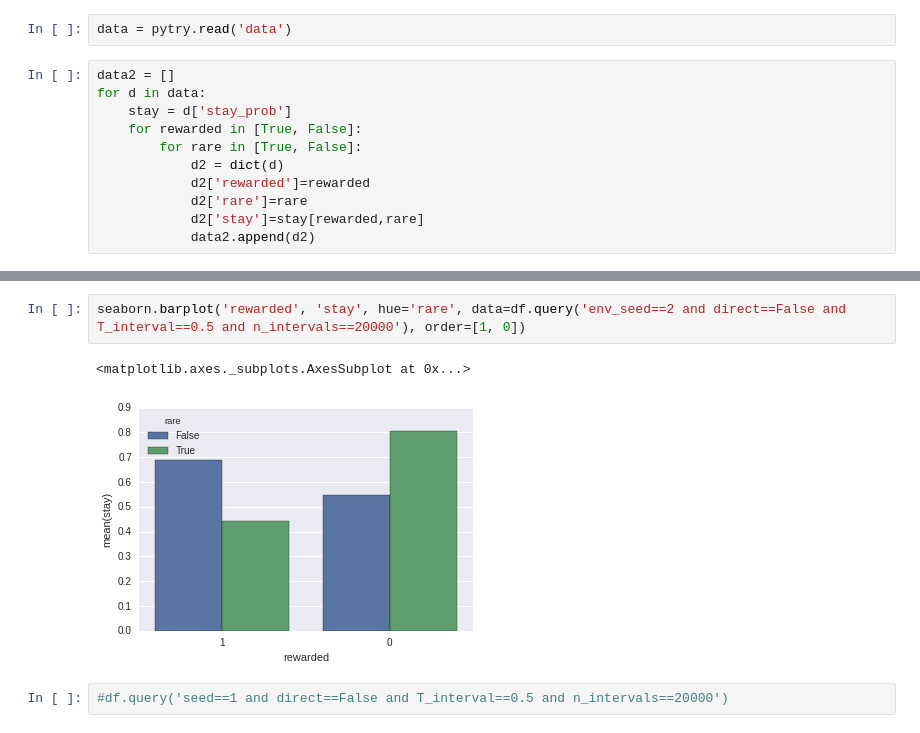
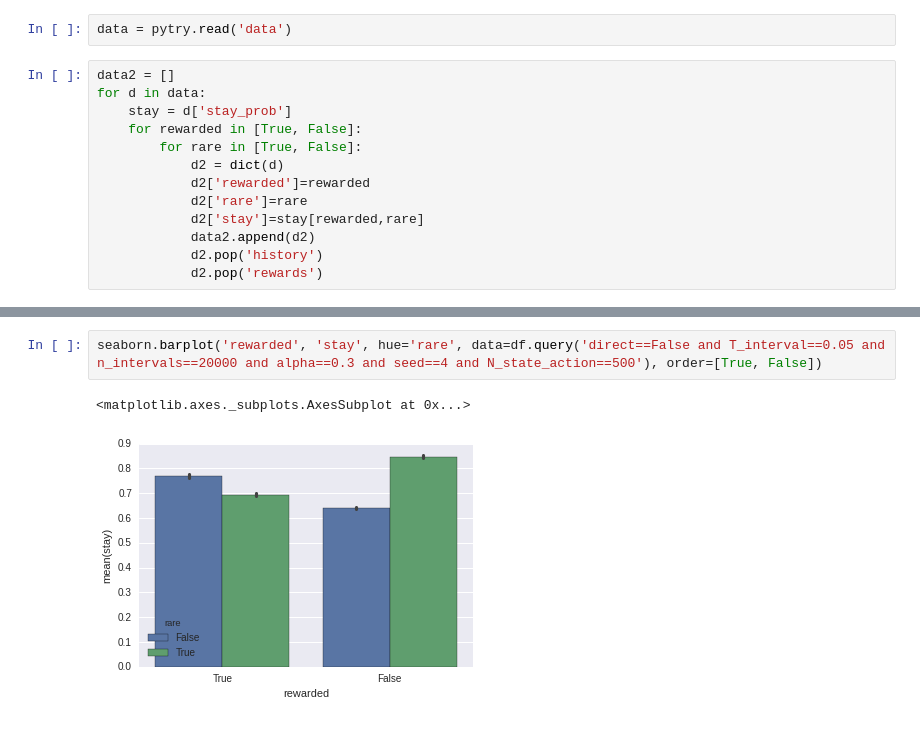
Before and after one commit to ctn-waterloo/cogsci17-rl, a Jupyter notebook: refactor/Plotting_experiments.ipynb, the cells around one changed output, grey strips where cells are left out. Saved outputs shown, nothing was run; the diff lists cells and outputs as text.

Commit message:
plotting code update

```diff
--- a/refactor/Plotting_experiments.ipynb
+++ b/refactor/Plotting_experiments.ipynb
@@ -16,5 +16,7 @@ for d in data:
             d2['rare']=rare
             d2['stay']=stay[rewarded,rare]
             data2.append(d2)
+            d2.pop('history')
+            d2.pop('rewards')
 # %%
 df = pandas.DataFrame(data2)
@@ -42,7 +114,5 @@ seaborn.barplot('rewarded', 'stay', hue='rare', data=df.query('env_seed==2 and d
 # %%
-seaborn.barplot('rewarded', 'stay', hue='rare', data=df.query('env_seed==2 and direct==False and T_interval==0.5 and n_intervals==20000'), order=[1, 0])
+seaborn.barplot('rewarded', 'stay', hue='rare', data=df.query('direct==False and T_interval==0.05 and n_intervals==20000 and alpha==0.3 and seed==4 and N_state_action==500'), order=[True, False])
 # %% [output]
 <matplotlib.axes._subplots.AxesSubplot at 0x...>
-[figure, old version]
+[figure, new version]
-# %%
-#df.query('seed==1 and direct==False and T_interval==0.5 and n_intervals==20000')
```
Also changed, not shown: parts of 32 cells of this notebook.
